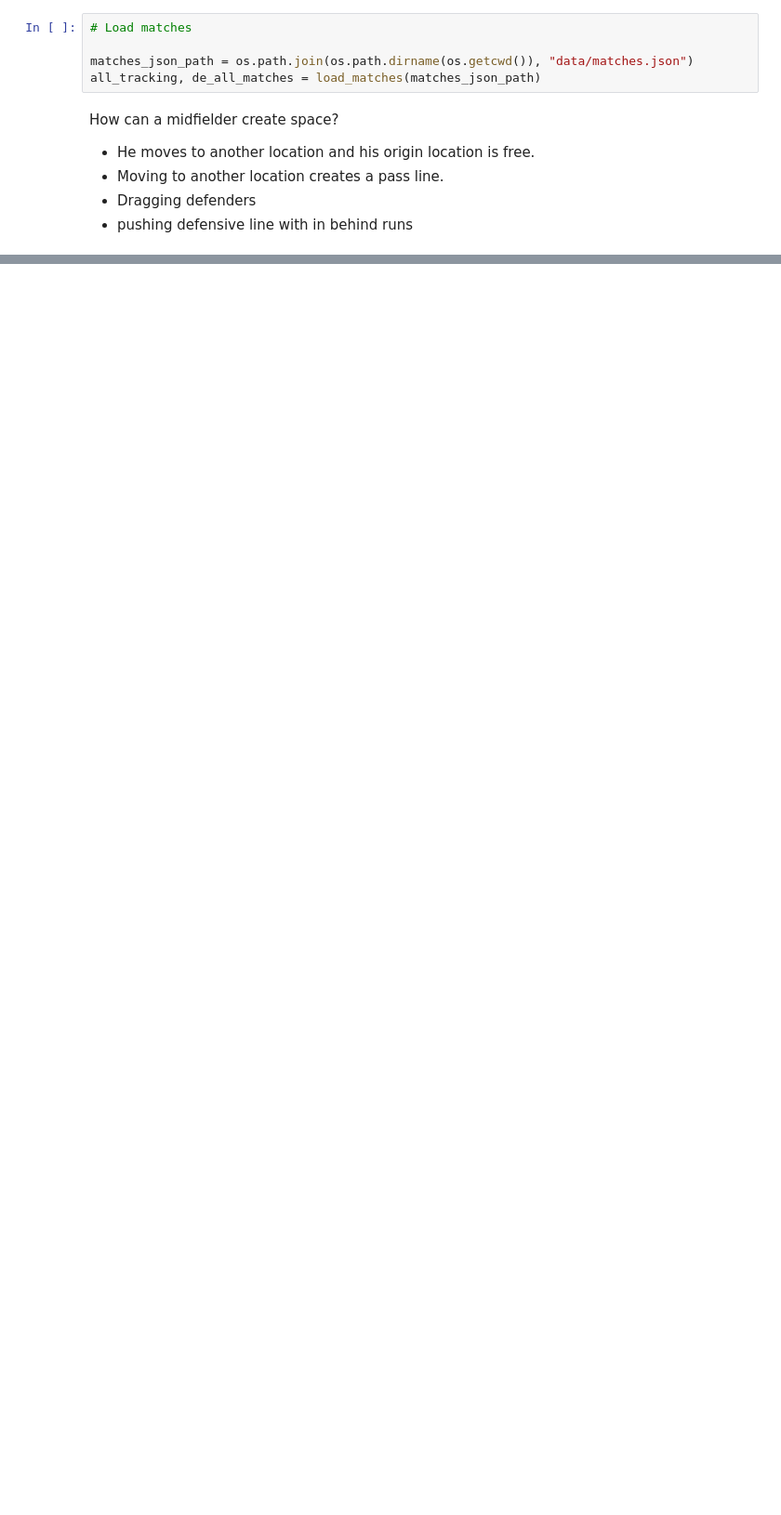
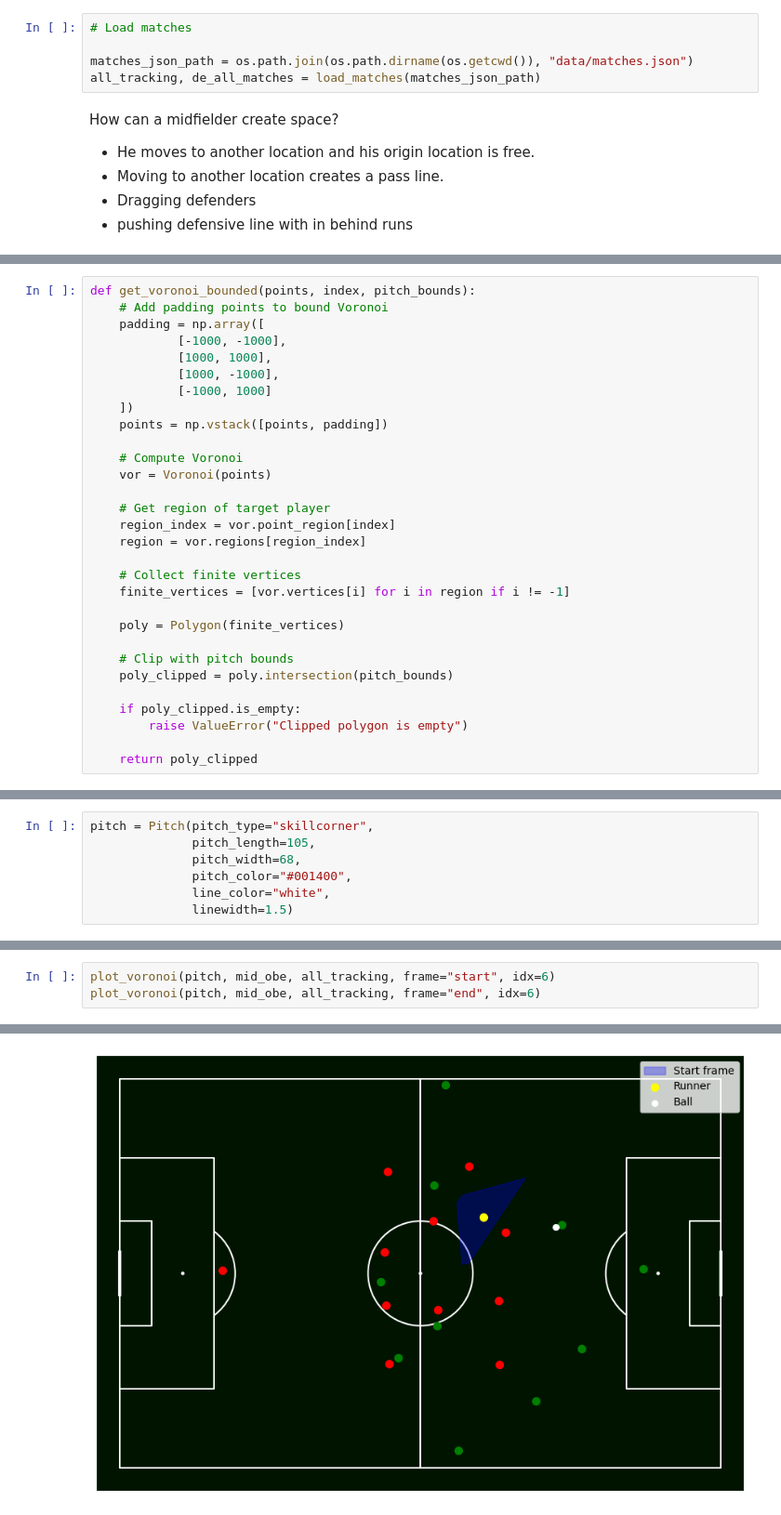
Before and after one commit to GabrielGausachs/analytics_cup_research, a Jupyter notebook: src/Utils/space_creation.ipynb, the cells around one changed output, grey strips where cells are left out. Shown at 93% size. Cells and saved outputs as stored; diff of their text form; blank space fills up the shorter version.

```diff
--- a/src/Utils/space_creation.ipynb
+++ b/src/Utils/space_creation.ipynb
@@ -92 +169,31 @@ How can a midfielder create space?
+# %%
+def get_voronoi_bounded(points, index, pitch_bounds):
+    # Add padding points to bound Voronoi
+    padding = np.array([
+            [-1000, -1000],
+            [1000, 1000],
+            [1000, -1000],
+            [-1000, 1000]
+    ])
+    points = np.vstack([points, padding])
+
+    # Compute Voronoi
+    vor = Voronoi(points)
+
+    # Get region of target player
+    region_index = vor.point_region[index]
+    region = vor.regions[region_index]
+
+    # Collect finite vertices
+    finite_vertices = [vor.vertices[i] for i in region if i != -1]
+
+    poly = Polygon(finite_vertices)
+
+    # Clip with pitch bounds
+    poly_clipped = poly.intersection(pitch_bounds)
+
+    if poly_clipped.is_empty:
+        raise ValueError("Clipped polygon is empty")
+
+    return poly_clipped
 # %%
@@ -189,0 +276,7 @@ End frame 49602 not found in match 1886347
+# %%
+pitch = Pitch(pitch_type="skillcorner",
+              pitch_length=105,
+              pitch_width=68,
+              pitch_color="#001400",
+              line_color="white",
+              linewidth=1.5)
@@ -189,0 +346,4 @@ End frame 49602 not found in match 1886347
+# %%
+plot_voronoi(pitch, mid_obe, all_tracking, frame="start", idx=6)
+plot_voronoi(pitch, mid_obe, all_tracking, frame="end", idx=6)
+# %% [output]
@@ -189,0 +354 @@ End frame 49602 not found in match 1886347
+[figure, added]
```
Also changed, not shown: parts of 10 cells of this notebook.
